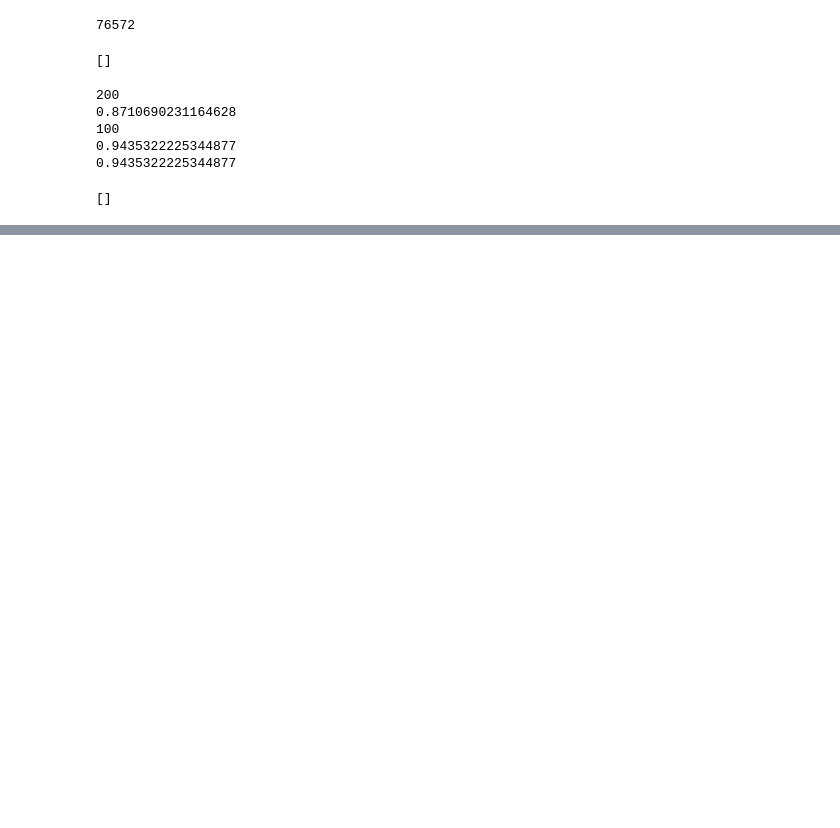
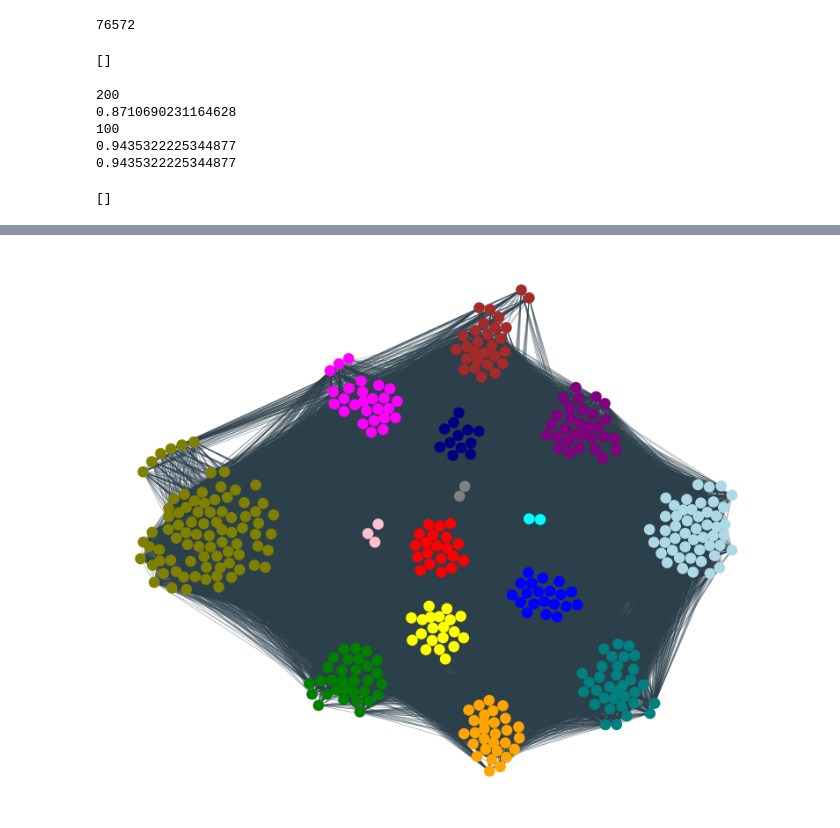
Before and after one commit to Lukas1930/Polarization, a Jupyter notebook: Network-Construction.ipynb, the cells around one changed output, grey strips where cells are left out. Cells and saved outputs as stored; diff of their text form; code cells hidden in the pictures; blank space fills up the shorter version.

```diff
--- a/Network-Construction.ipynb
+++ b/Network-Construction.ipynb
@@ -103,5 +124,5 @@ D_thres
 # %%
-edgelist = edgelist_calc(PA,PAV, res)
+edgelist = edgelist_calc(PA,PAV, D_thres)
 G_denmark = nx.from_edgelist(edgelist)
 # %%
 len(edgelist)
@@ -169,0 +301,14 @@ list_of_dangle
+# %%
+fig, ax = plt.subplots(figsize=(12, 8))
+Graph(G_denmark,
+      node_color=node_color,
+      node_edge_width=0,
+      node_size=1,
+      edge_width=0.1,
+      edge_alpha=0.5,
+      node_layout='community',
+      node_layout_kwargs=dict(node_to_community=node_to_community),
+      ax=ax)
+plt.show()
+# %% [output]
+[figure, added]
```
Also changed, not shown: parts of 9 cells of this notebook.
